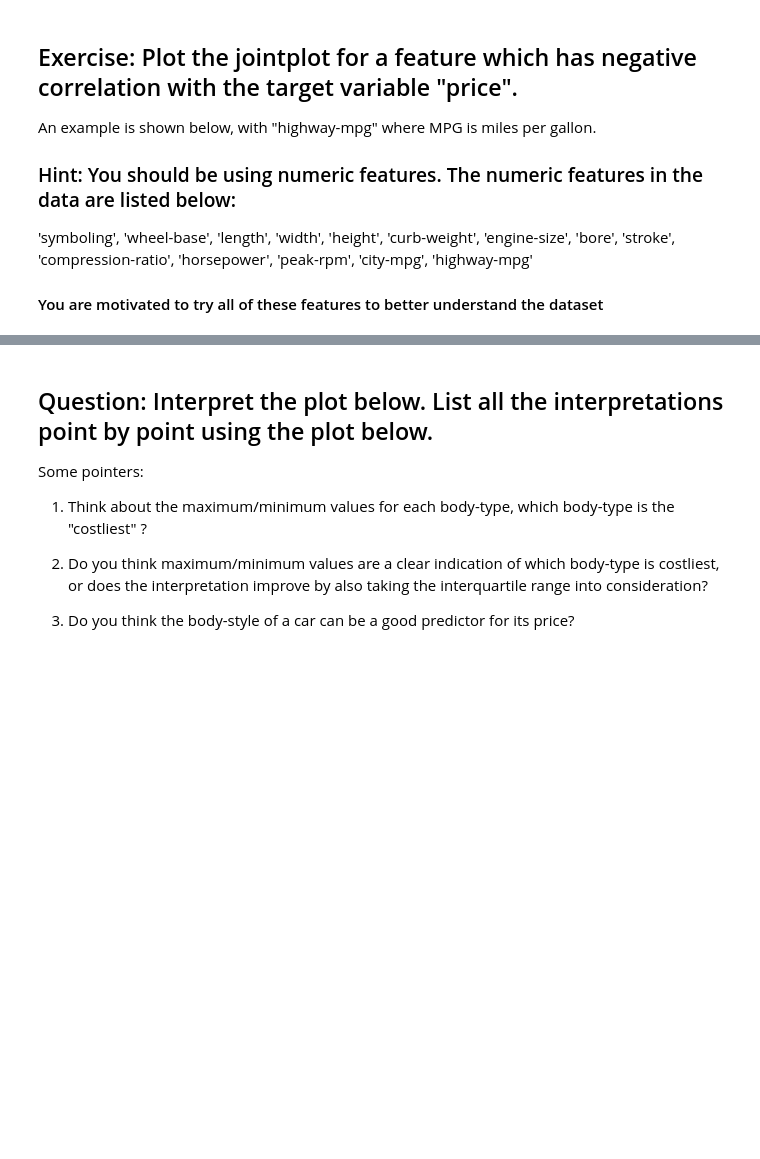
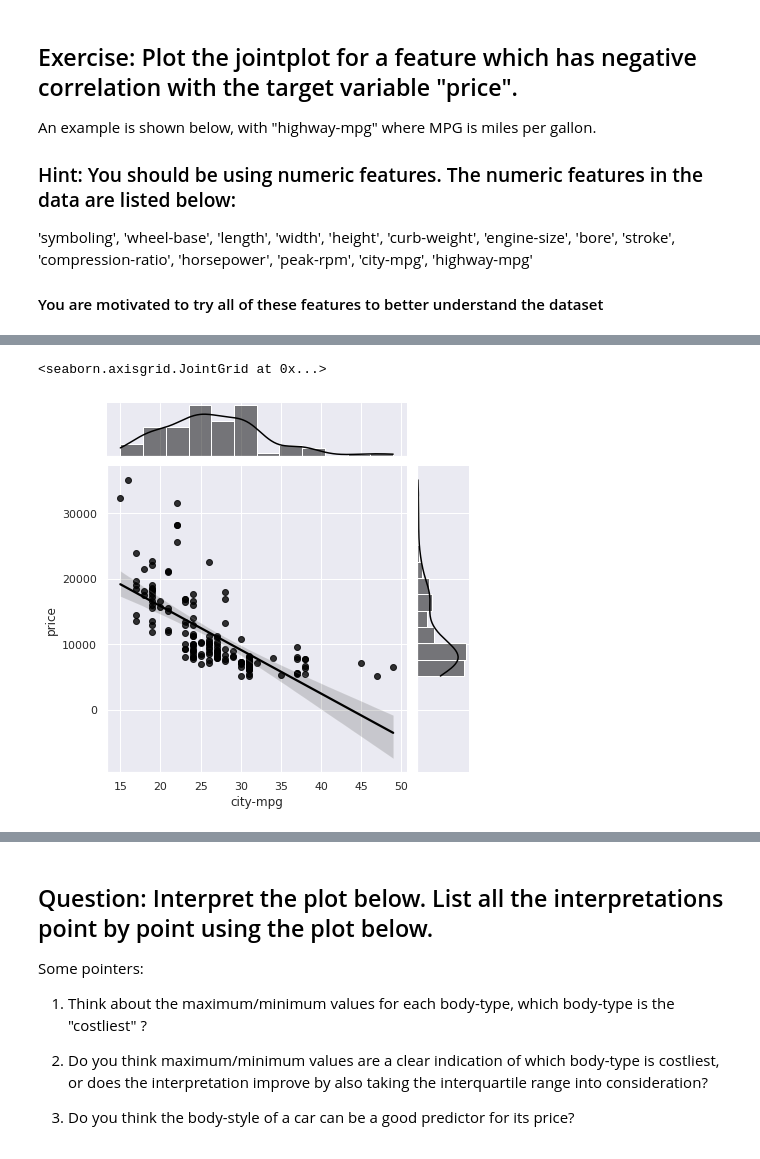
Before and after one commit to Siri2406/FMML-COURSE-ASSIGNMENTSS-thi, a Jupyter notebook: Mod2_Lab1.ipynb, the cells around one changed output, grey strips where cells are left out. Saved outputs shown, nothing was run; the diff lists cells and outputs as text; code cells hidden in the pictures; blank space fills up the shorter version.

```diff
--- a/Mod2_Lab1.ipynb
+++ b/Mod2_Lab1.ipynb
@@ -160,0 +174,10 @@ An example is shown below, with "highway-mpg" where MPG is miles per gallon.
+# %%
+feature = "city-mpg"
+
+############################
+
+
+sns.jointplot(x=pd.to_numeric(X[feature]), y = y, kind="reg", color = 'black')
+# %% [output]
+<seaborn.axisgrid.JointGrid at 0x...>
+[figure, added]
```
Also changed, not shown: parts of 8 cells of this notebook.
